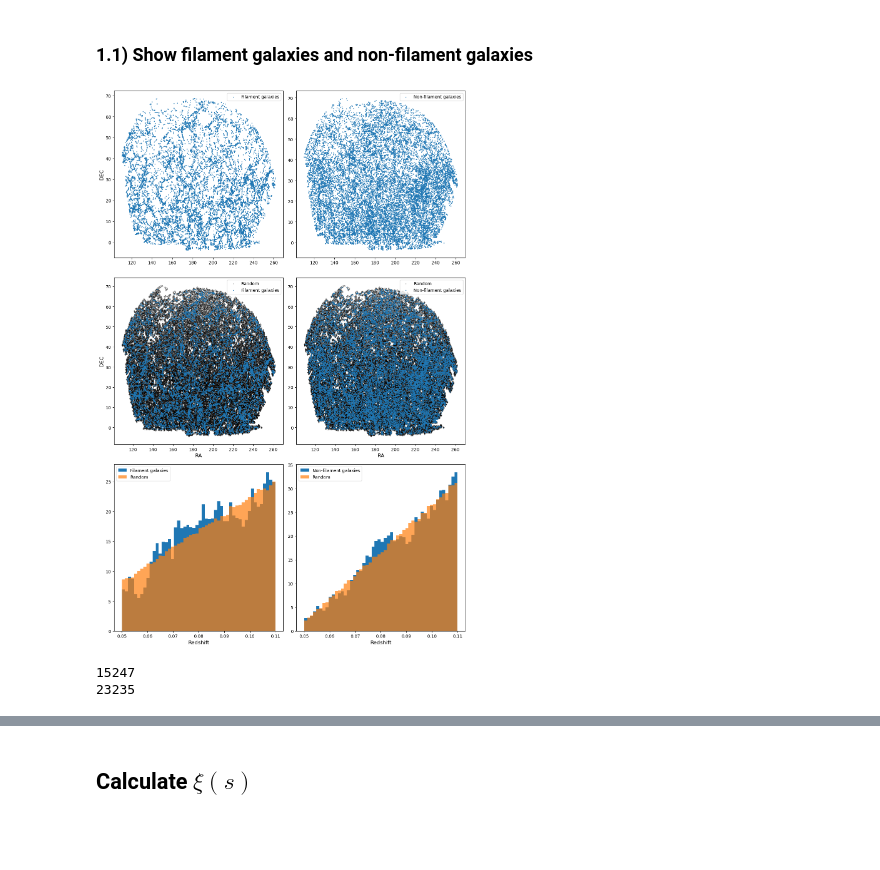
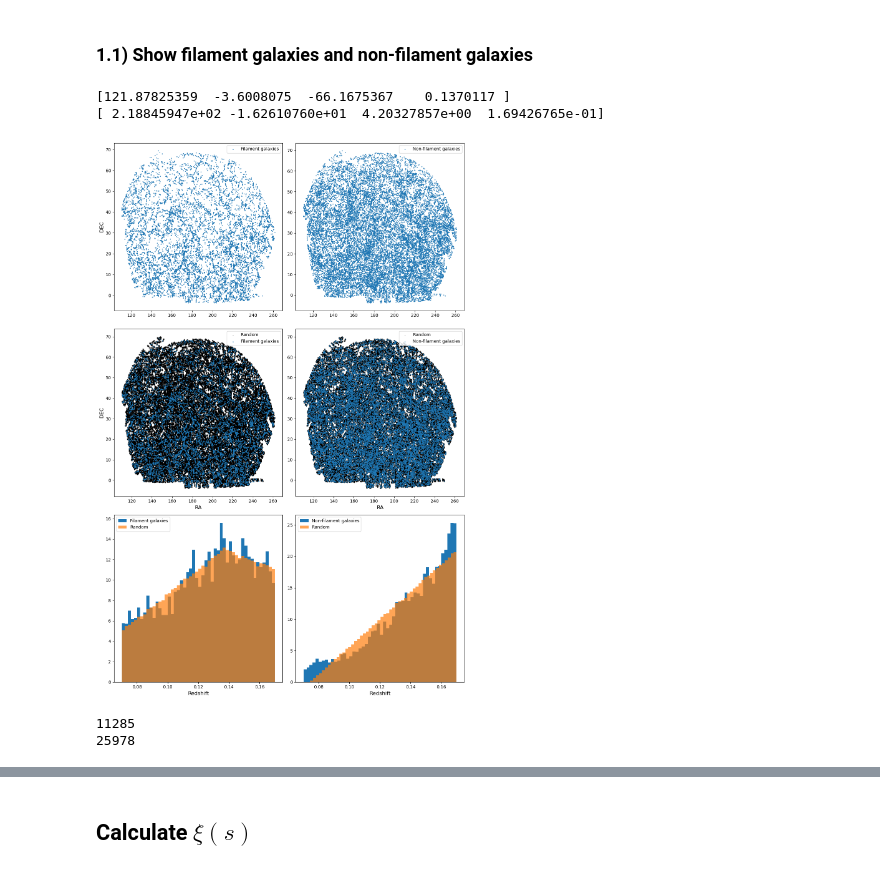
Before and after one commit to FedeDavilaKurban/filbao, a Jupyter notebook: main.ipynb, the cells around one changed output, grey strips where cells are left out. Saved outputs shown, nothing was run; the diff lists cells and outputs as text; code cells hidden in the pictures; blank space fills up the shorter version.

Commit message:
playing with new sample

```diff
--- a/main.ipynb
+++ b/main.ipynb
@@ -134,3 +181,23 @@ random_data = pd.DataFrame({
+# %%
+
+ra = cat_sdss_z_mag['ra'].values  # Right Ascension
+dec = cat_sdss_z_mag['dec'].values  # Declination
+redshift = cat_sdss_z_mag['red'].values # Redshift
+
+# Set the resolution (nside)
+nside = 128  # Approx 55 arcmin resolution (adjust as needed)
+nrand = 10*len(cat_sdss_z_mag) # Size of the randoms
+
+ra_random, dec_random = generate_random_radec(ra,dec,nside,nrand)
+red_random = generate_random_red(redshift,nrand)
+#random_data.to_csv(f'../data/random_sample_healpy_{nside}_{len(random_data)}.csv', index=False)
+
+
+random_data = pd.DataFrame({
+    'ra': ra_random,
+    'dec': dec_random,
+    'red': red_random
+})
 # %%
 print(len(cat_sdss_z_mag))
 print(len(random_data))
@@ -185,12 +252,10 @@ plt.show()
 import matplotlib.pyplot as plt
 
 # Define filament and non-filament galaxies
-filgxs = cat_sdss_z_mag[cat_sdss_z_mag['dist_fil']<=3.]
-nonfilgxs = cat_sdss_z_mag[cat_sdss_z_mag['dist_fil']>8.25]
+filgxs = cat_sdss_z_mag[cat_sdss_z_mag['dist_fil']<=dist_min]
+nonfilgxs = cat_sdss_z_mag[cat_sdss_z_mag['dist_fil']>dist_max]
 
 # Create randoms for each sample
-#filgxs_cdf_inv_z = build_cdf_from_parabola(filgxs['red'].values, filgxs['red'].values.min(), filgxs['red'].values.max())[0]
-#u = np.random.uniform(0, 1, len(random_data))
 random_filgxs_red = generate_random_red(filgxs['red'].values,nrand)
 random_filgxs = pd.DataFrame({
     'ra': random_data['ra'],
@@ -199,8 +264,6 @@ random_filgxs = pd.DataFrame({
 }
 )
 
-#nonfilgxs_cdf_inv_z = build_cdf_from_parabola(nonfilgxs['red'].values, nonfilgxs['red'].values.min(), nonfilgxs['red'].values.max())[0]
-#u = np.random.uniform(0, 1, len(random_data))
 random_nonfilgxs_red = generate_random_red(nonfilgxs['red'].values,nrand)
 random_nonfilgxs = pd.DataFrame({
     'ra': random_data['ra'],
@@ -239,33 +302,35 @@ axes[1,0].set_xlabel("RA", fontsize=12)
 axes[0,0].set_ylabel("DEC", fontsize=12)
 axes[1,0].set_ylabel("DEC", fontsize=12)
 axes[0,0].tick_params(axis='both', labelsize=10)
 
 
 #axes[1].set_title("Redshift distribution", fontsize=14)
 axes[1,1].set_xlabel("RA", fontsize=12)
 axes[0,1].tick_params(axis='both', labelsize=10)
 
 axes[0,0].legend(loc=1)
 axes[0,1].legend(loc=1)
 axes[1,0].legend(loc=1)
 axes[1,1].legend(loc=1)
 axes[2,0].legend(loc=2)
 axes[2,1].legend(loc=2)
 
 
 axes[2,0].set_xlabel("Redshift", fontsize=12)
 axes[2,1].set_xlabel("Redshift", fontsize=12)
 
 # Adjust layout for readability
 plt.tight_layout()
 
 # Save or show the figure
 #plt.savefig('1x2_plot_layout.png', dpi=300)  # Save as a high-res image
 plt.show()
 
 print(len(filgxs))
 print(len(nonfilgxs))
 # %% [output]
+[121.87825359  -3.6008075  -66.1675367    0.1370117 ]
+[ 2.18845947e+02 -1.62610760e+01  4.20327857e+00  1.69426765e-01]
-[figure, old version]
+[figure, new version]
-15247
-23235
+11285
+25978
```
Also changed, not shown: parts of 12 cells of this notebook, 1 other file.
